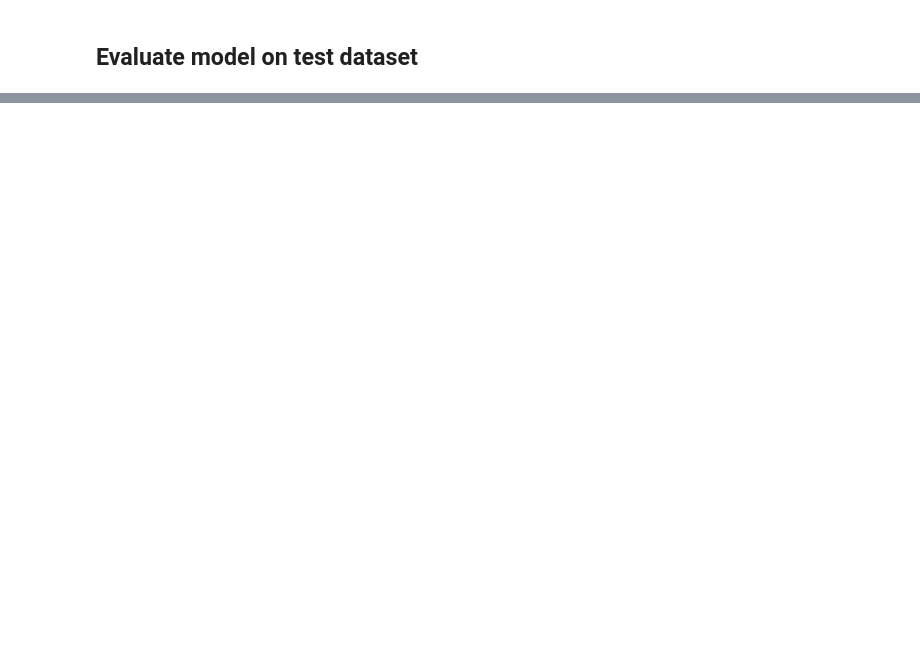
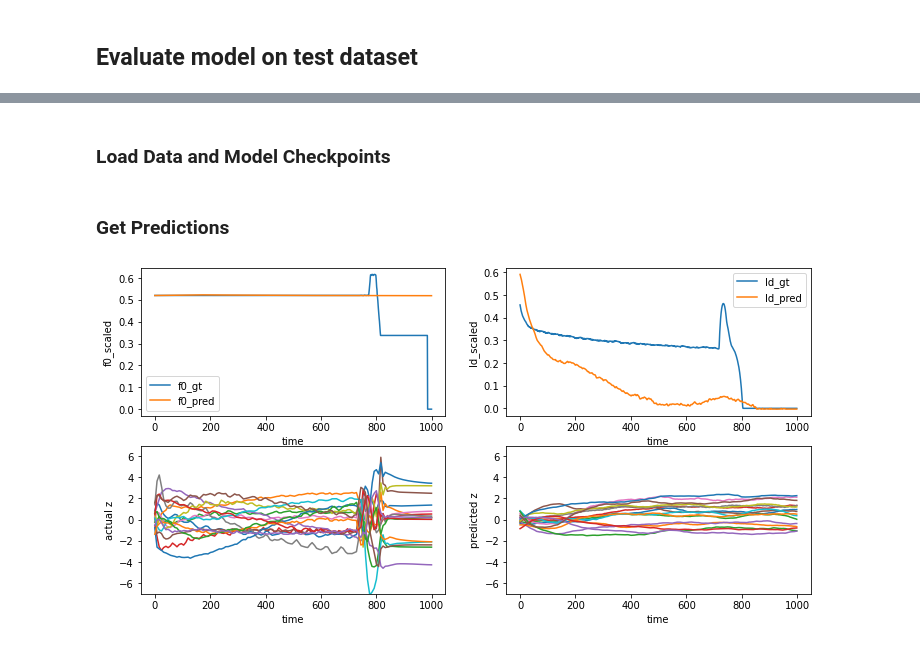
Before and after one commit to TheSoundOfAIOSR/rg_sound_generation, a Jupyter notebook: members/fabio/transformer_mapping_model_training.ipynb, the cells around one changed output, grey strips where cells are left out. Saved outputs shown, nothing was run; the diff lists cells and outputs as text; code cells hidden in the pictures; blank space fills up the shorter version.

Commit message:
Update transformer_mapping_model_training.ipynb
Added end to end inference

```diff
--- a/members/fabio/transformer_mapping_model_training.ipynb
+++ b/members/fabio/transformer_mapping_model_training.ipynb
@@ -578,7 +548,7 @@ class Transformer(tf.keras.Model):
 
             outputs = tf.concat([outputs, _outputs[:, -1:, :]], axis=1)
 
-        return outputs
+        return outputs[:, 1::, :]
 # %%
 class CustomSchedule(tf.keras.optimizers.schedules.LearningRateSchedule):
   def __init__(self, d_model, warmup_steps=4000):
@@ -673,7 +646,7 @@ None
 checkpoint_file = os.path.join(checkpoint_dir, 'cp.ckpt')
 
 if os.path.isdir(checkpoint_dir) and os.listdir(checkpoint_dir):
-    model.load_weights(checkpoint_file)
+    mapping_model.load_weights(checkpoint_file)
 # %% [markdown]
 ## Create training callbacks
 # %%
@@ -699,7 +672,7 @@ epochs = 500
 steps_per_epoch = 100
 validation_steps = 10
 
-model.fit(train_dataset,
+mapping_model.fit(train_dataset,
           epochs=epochs,
           steps_per_epoch=steps_per_epoch,
           validation_data=valid_dataset,
@@ -733,0 +688,41 @@ model.evaluate(test_dataset, steps=500)
+# %% [markdown]
+### Load Data and Model Checkpoints
+# %%
+import ddsp.training
+from ddsp.training.preprocessing import F0LoudnessPreprocessor
+import gin
+import matplotlib.pyplot as plt
+from IPython.display import Audio
+
+sr = 16000
+
+ddsp_dir = os.path.normpath('/content/drive/My Drive/nsynth_guitar/train_30000')
+
+# Parse the gin config.
+gin_file = os.path.join(ddsp_dir, 'operative_config-30000.gin')
+gin.parse_config_file(gin_file)
+
+# Load model
+ddsp_model = ddsp.training.models.Autoencoder()
+ddsp_model.restore(ddsp_dir)
+
+def map_func(features):
+    inputs, targets = features_map(features)
+    return inputs, targets, features
+
+# Create test dataset
+test_data_provider = CompleteTFRecordProvider(
+    file_pattern=test_tfrecord_file + '*',
+    example_secs=example_secs,
+    sample_rate=sample_rate,
+    frame_rate=frame_rate,
+    map_func=map_func)
+
+test_dataset = test_data_provider.get_batch(
+    1,
+    shuffle=True,
+    repeats=-1)
+
+datagen = iter(test_dataset)
+# %% [markdown]
+### Get Predictions
@@ -733,0 +799,4 @@ model.evaluate(test_dataset, steps=500)
+# %%
+audio, audio_pred = get_preds()
+# %% [output]
+[figure, added]
```
Also changed, not shown: parts of 12 cells of this notebook.
